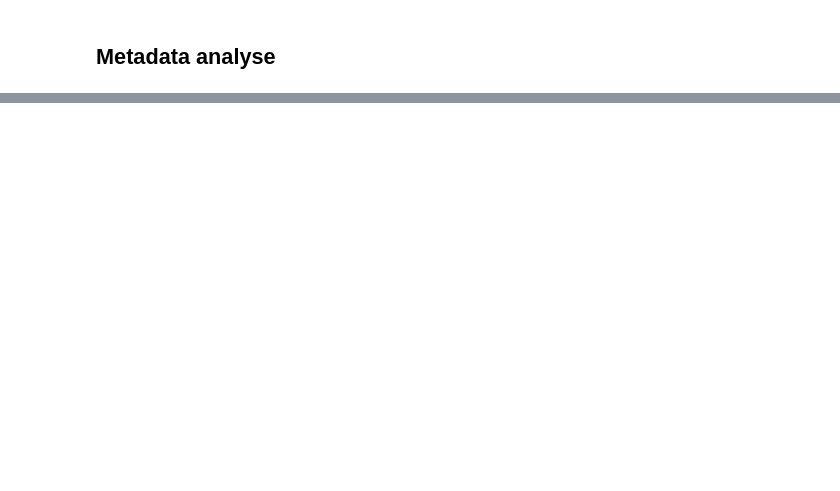
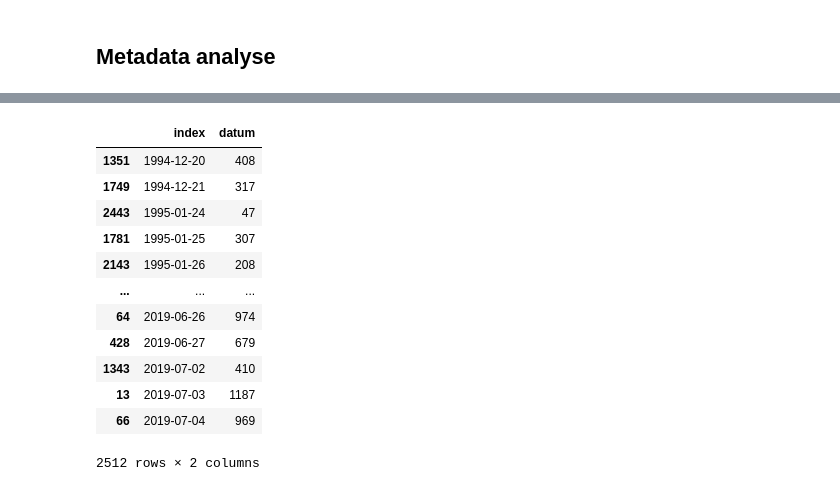
Before and after one commit to longhowlam/kamer_debatten, a Jupyter notebook: speeches.ipynb, the cells around one changed output, grey strips where cells are left out. Drawn from its saved outputs; the diff is of its cells as text; code cells hidden in the pictures; blank space fills up the shorter version.

```diff
--- a/speeches.ipynb
+++ b/speeches.ipynb
@@ -79,0 +90,26 @@ Name: iso3country, dtype: int64
+# %%
+perdag =(
+    tweede_kamer
+    .datum
+    .value_counts()
+    .to_frame()
+    .reset_index()
+)
+# %%
+perdag = perdag.sort_values("index")
+# %%
+perdag
+# %% [output]
+|  | index | datum |
+| 1351 | 1994-12-20 | 408 |
+| 1749 | 1994-12-21 | 317 |
+| 2443 | 1995-01-24 | 47 |
+| 1781 | 1995-01-25 | 307 |
+| 2143 | 1995-01-26 | 208 |
+| ... | ... | ... |
+| 64 | 2019-06-26 | 974 |
+| 428 | 2019-06-27 | 679 |
+| 1343 | 2019-07-02 | 410 |
+| 13 | 2019-07-03 | 1187 |
+| 66 | 2019-07-04 | 969 |
+2512 rows × 2 columns
```
Also changed, not shown: parts of 16 cells of this notebook.
